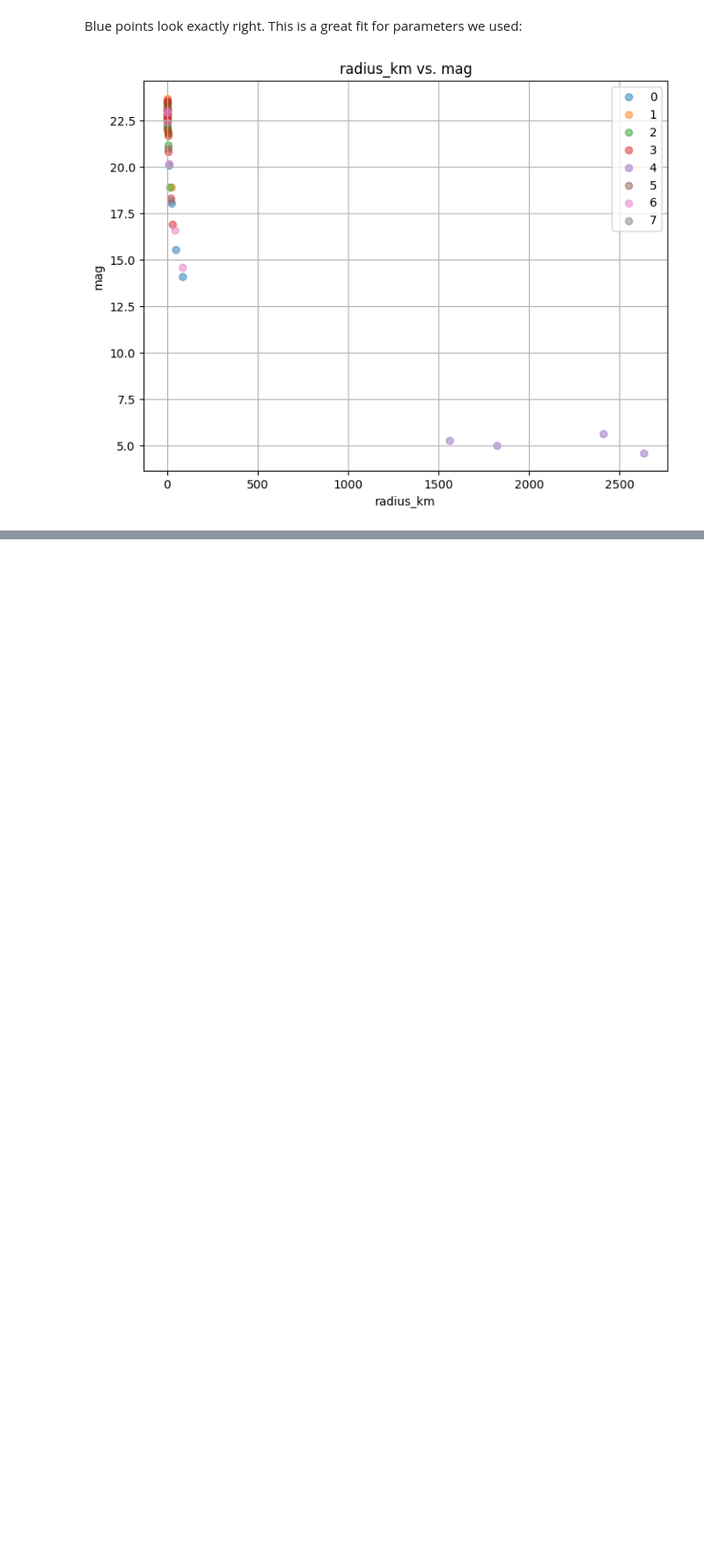
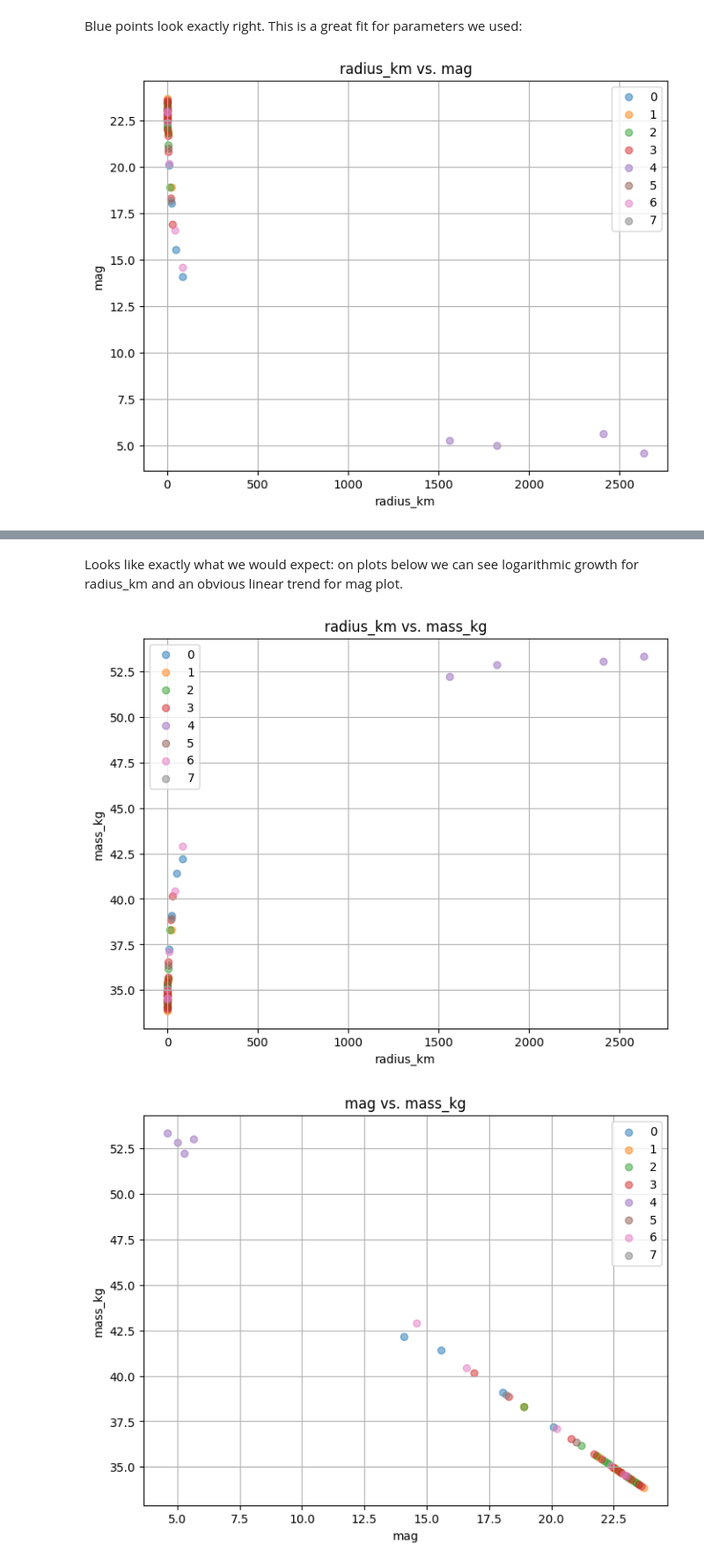
Before and after one commit to lt22412/jupiters_moons_project, a Jupyter notebook: jupiter_analysis.ipynb, the cells around one changed output, grey strips where cells are left out. Shown at 88% size. Saved outputs shown, nothing was run; the diff lists cells and outputs as text; code cells hidden in the pictures; blank space fills up the shorter version.

```diff
--- a/jupiter_analysis.ipynb
+++ b/jupiter_analysis.ipynb
@@ -652,0 +691,8 @@ moons.plot_columns('radius_km','mag',use_group=True)
+# %% [markdown]
+Looks like exactly what we would expect: on plots below we can see logarithmic growth for radius_km and an obvious linear trend for mag plot.
+# %%
+moons.plot_columns('radius_km','mass_kg',use_group=True)
+moons.plot_columns('mag','mass_kg',use_group=True)
+# %% [output]
+[figure, added]
+[figure, added]
```
Also changed, not shown: parts of 15 cells of this notebook, 1 other file.
